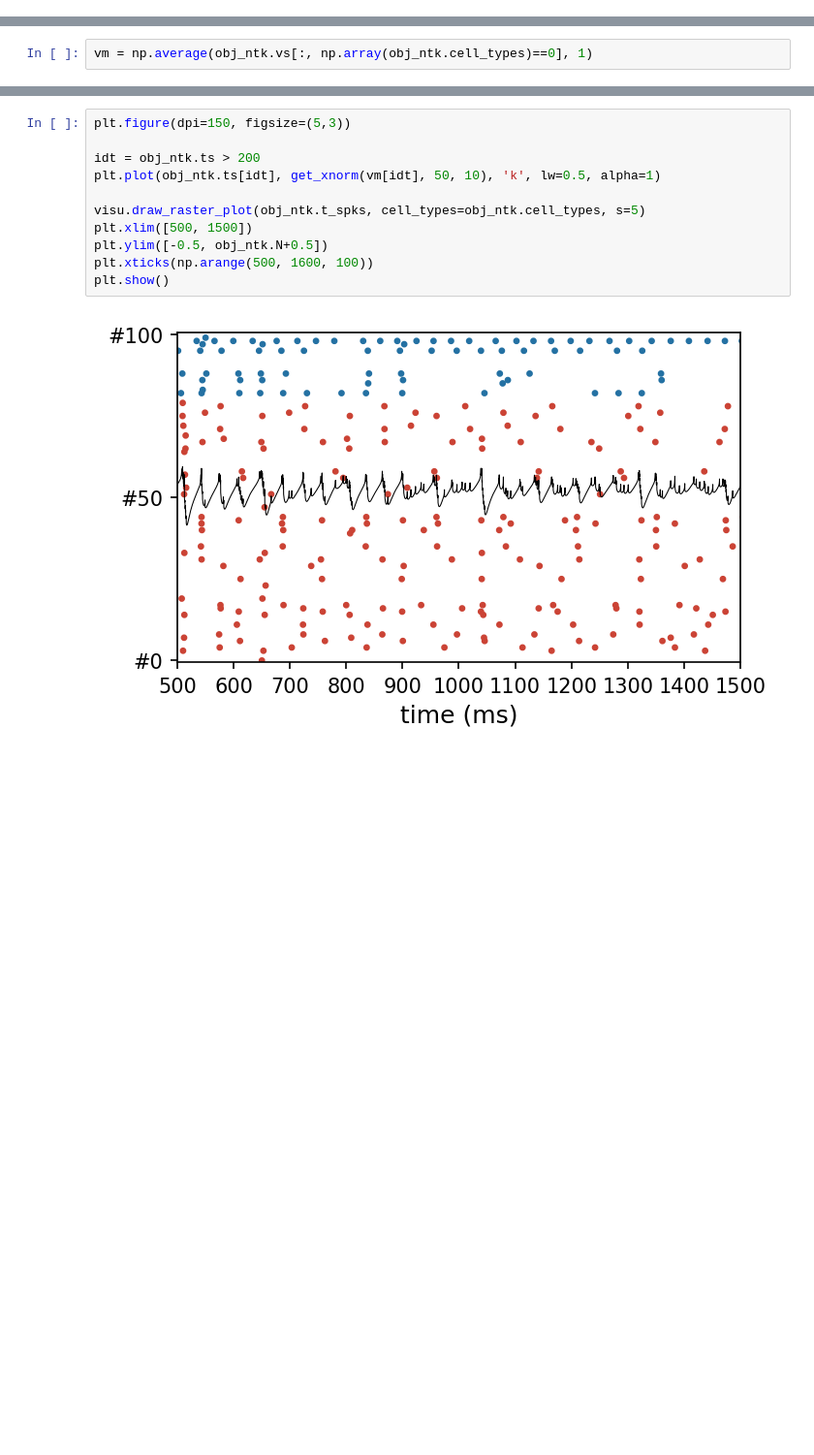
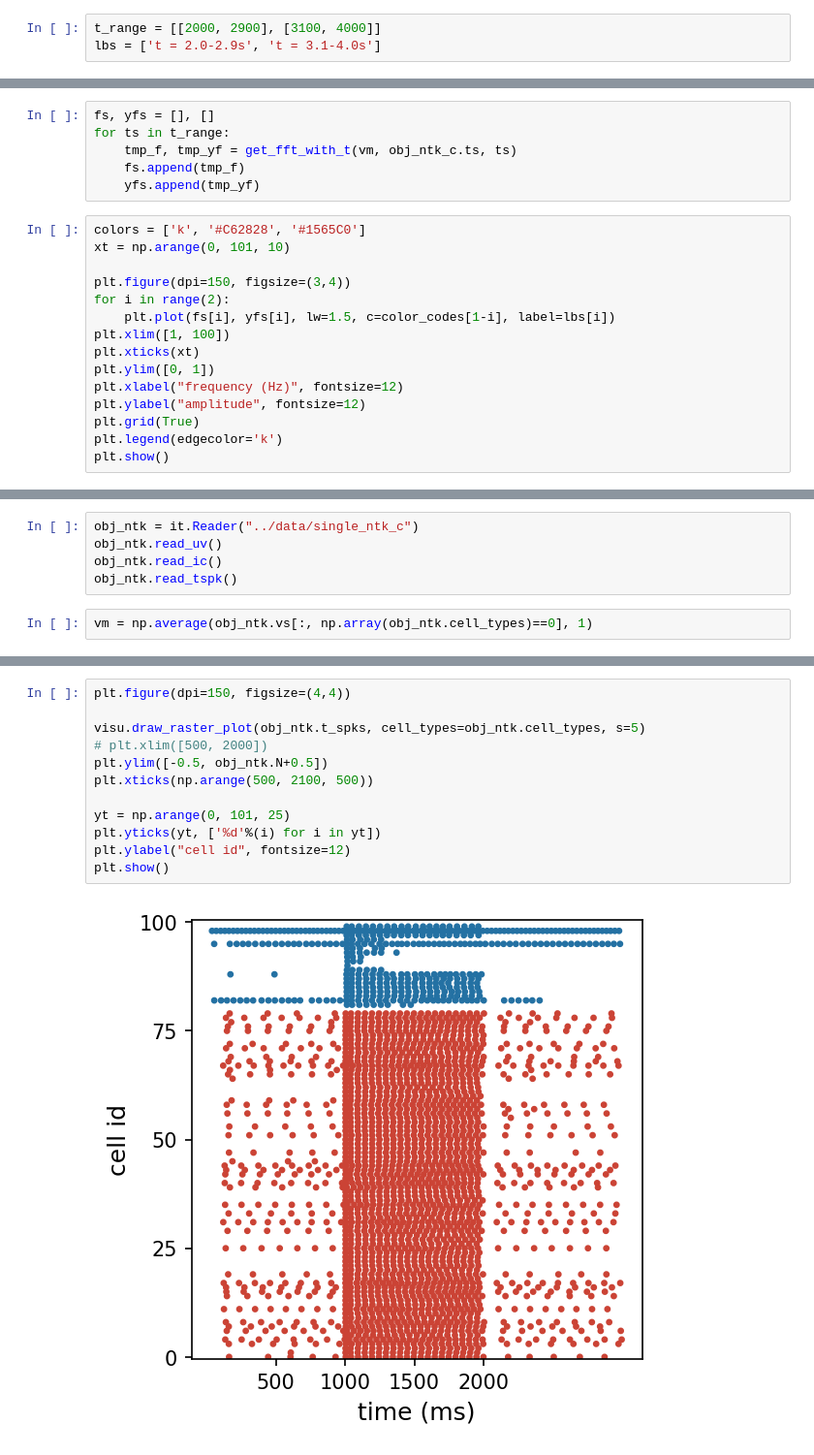
Before and after one commit to jyKim-97/izh_neuralnet, a Jupyter notebook: result/single_network.ipynb, the cells around one changed output, grey strips where cells are left out. Shown at 97% size. Drawn from its saved outputs; the diff is of its cells as text; blank space fills up the shorter version.

```diff
--- a/result/single_network.ipynb
+++ b/result/single_network.ipynb
@@ -94,0 +214,3 @@ obj_ntk.read_tspk()
+# %%
+t_range = [[2000, 2900], [3100, 4000]]
+lbs = ['t = 2.0-2.9s', 't = 3.1-4.0s']
@@ -94,0 +249,21 @@ obj_ntk.read_tspk()
+# %%
+fs, yfs = [], []
+for ts in t_range:
+    tmp_f, tmp_yf = get_fft_with_t(vm, obj_ntk_c.ts, ts)
+    fs.append(tmp_f)
+    yfs.append(tmp_yf)
+# %%
+colors = ['k', '#C62828', '#1565C0']
+xt = np.arange(0, 101, 10)
+
+plt.figure(dpi=150, figsize=(3,4))
+for i in range(2):
+    plt.plot(fs[i], yfs[i], lw=1.5, c=color_codes[1-i], label=lbs[i])
+plt.xlim([1, 100])
+plt.xticks(xt)
+plt.ylim([0, 1])
+plt.xlabel("frequency (Hz)", fontsize=12)
+plt.ylabel("amplitude", fontsize=12)
+plt.grid(True)
+plt.legend(edgecolor='k')
+plt.show()
@@ -95,2 +272,7 @@ obj_ntk.read_tspk()
+# %%
+obj_ntk = it.Reader("../data/single_ntk_c")
+obj_ntk.read_uv()
+obj_ntk.read_ic()
+obj_ntk.read_tspk()
 # %%
 vm = np.average(obj_ntk.vs[:, np.array(obj_ntk.cell_types)==0], 1)
@@ -101,13 +279,14 @@ def get_xnorm(x, x_avg, x_amp):
 # %%
-plt.figure(dpi=150, figsize=(5,3))
-
-idt = obj_ntk.ts > 200
-plt.plot(obj_ntk.ts[idt], get_xnorm(vm[idt], 50, 10), 'k', lw=0.5, alpha=1)
+plt.figure(dpi=150, figsize=(4,4))
 
 visu.draw_raster_plot(obj_ntk.t_spks, cell_types=obj_ntk.cell_types, s=5)
-plt.xlim([500, 1500])
+# plt.xlim([500, 2000])
 plt.ylim([-0.5, obj_ntk.N+0.5])
-plt.xticks(np.arange(500, 1600, 100))
+plt.xticks(np.arange(500, 2100, 500))
+
+yt = np.arange(0, 101, 25)
+plt.yticks(yt, ['%d'%(i) for i in yt])
+plt.ylabel("cell id", fontsize=12)
 plt.show()
 # %% [output]
-[figure, old version]
+[figure, new version]
```
Also changed, not shown: parts of 24 cells of this notebook, 16 other files.
